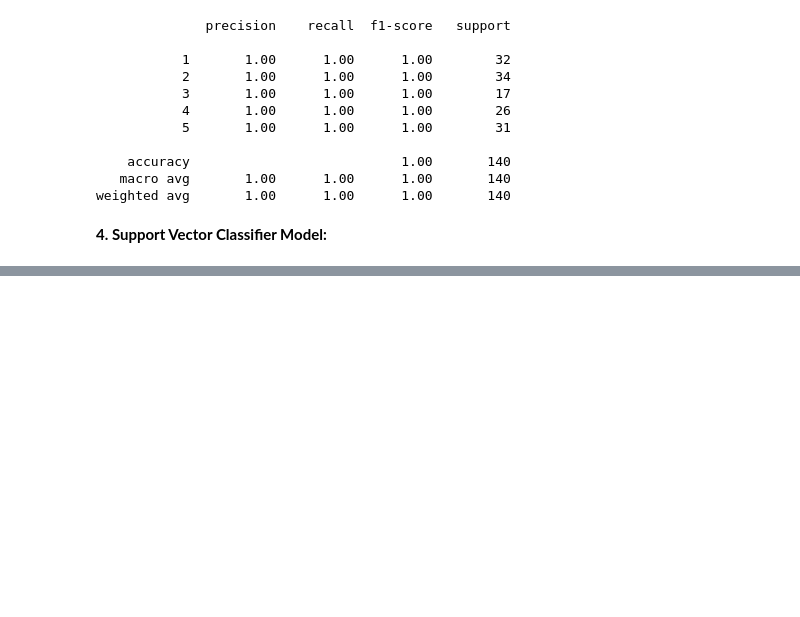
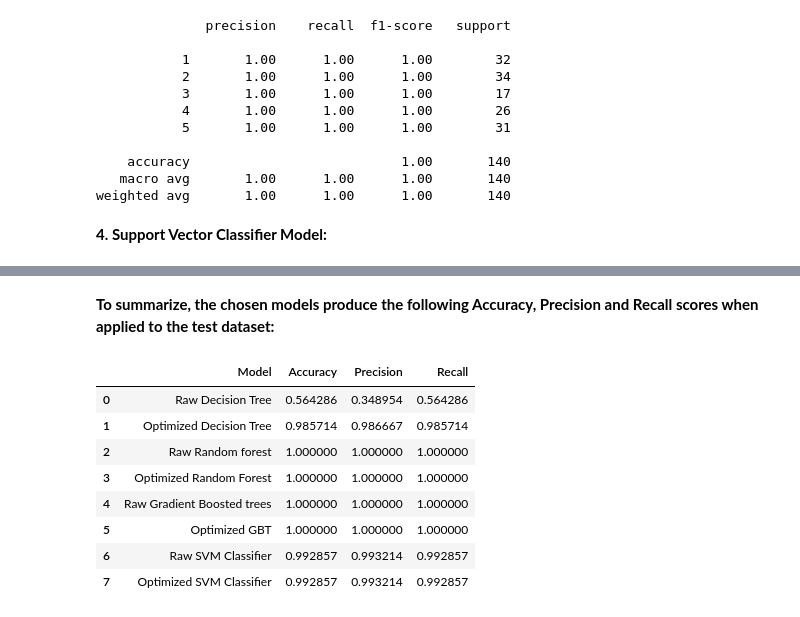
Before and after one commit to bizzaccelerator/classification_of_consumer_behaviour, a Jupyter notebook: notebook.ipynb, the cells around one changed output, grey strips where cells are left out. Cells and saved outputs as stored; diff of their text form; code cells hidden in the pictures; blank space fills up the shorter version.

```diff
--- a/notebook.ipynb
+++ b/notebook.ipynb
@@ -1019,0 +1106,45 @@ print("Accuracy:", accuracy_score(y_val, y_pred_val))
+# %% [markdown]
+__To summarize, the chosen models produce the following Accuracy, Precision and Recall scores when applied to the test dataset:__
+# %%
+# The list of models evaluated are:
+listed_models = {
+                 "Raw Decision Tree": decision_tree,
+                 "Optimized Decision Tree": best_dt_model,
+                  "Raw Random forest": random_forest,
+                  "Optimized Random Forest": best_rf_model,
+                  "Raw Gradient Boosted trees": gbt,
+                  "Optimized GBT": best_gbt_model,
+                  "Raw SVM Classifier": svm_class,
+                  "Optimized SVM Classifier": best_svm_model,
+                }
+# %%
+# The evaluation is performed by:
+result_scores = []
+for name, model in listed_models.items():
+    if 'SVM' in name:
+        scaler = StandardScaler()
+        X_test_scaled = scaler.fit_transform(X_test)
+        y_pred = model.predict(X_test_scaled)
+    else:
+        y_pred = model.predict(X_test)
+
+    #Then the calculation of metris is:
+    accuracy_model = accuracy_score(y_test, y_pred)
+    precision_model = precision_score(y_test, y_pred, average='weighted')
+    recall_model = recall_score(y_test, y_pred, average='weighted')
+    result_scores.append([name, accuracy_model, precision_model, recall_model])
+
+scores_summary = pd.DataFrame(result_scores, columns=['Model', 'Accuracy', 'Precision', 'Recall'])
+
+# The summary of evaluation metrics is:
+scores_summary
+# %% [output]
+|  | Model | Accuracy | Precision | Recall |
+| 0 | Raw Decision Tree | 0.564286 | 0.348954 | 0.564286 |
+| 1 | Optimized Decision Tree | 0.985714 | 0.986667 | 0.985714 |
+| 2 | Raw Random forest | 1.000000 | 1.000000 | 1.000000 |
+| 3 | Optimized Random Forest | 1.000000 | 1.000000 | 1.000000 |
+| 4 | Raw Gradient Boosted trees | 1.000000 | 1.000000 | 1.000000 |
+| 5 | Optimized GBT | 1.000000 | 1.000000 | 1.000000 |
+| 6 | Raw SVM Classifier | 0.992857 | 0.993214 | 0.992857 |
+| 7 | Optimized SVM Classifier | 0.992857 | 0.993214 | 0.992857 |
```
Also changed, not shown: parts of 20 cells of this notebook.
